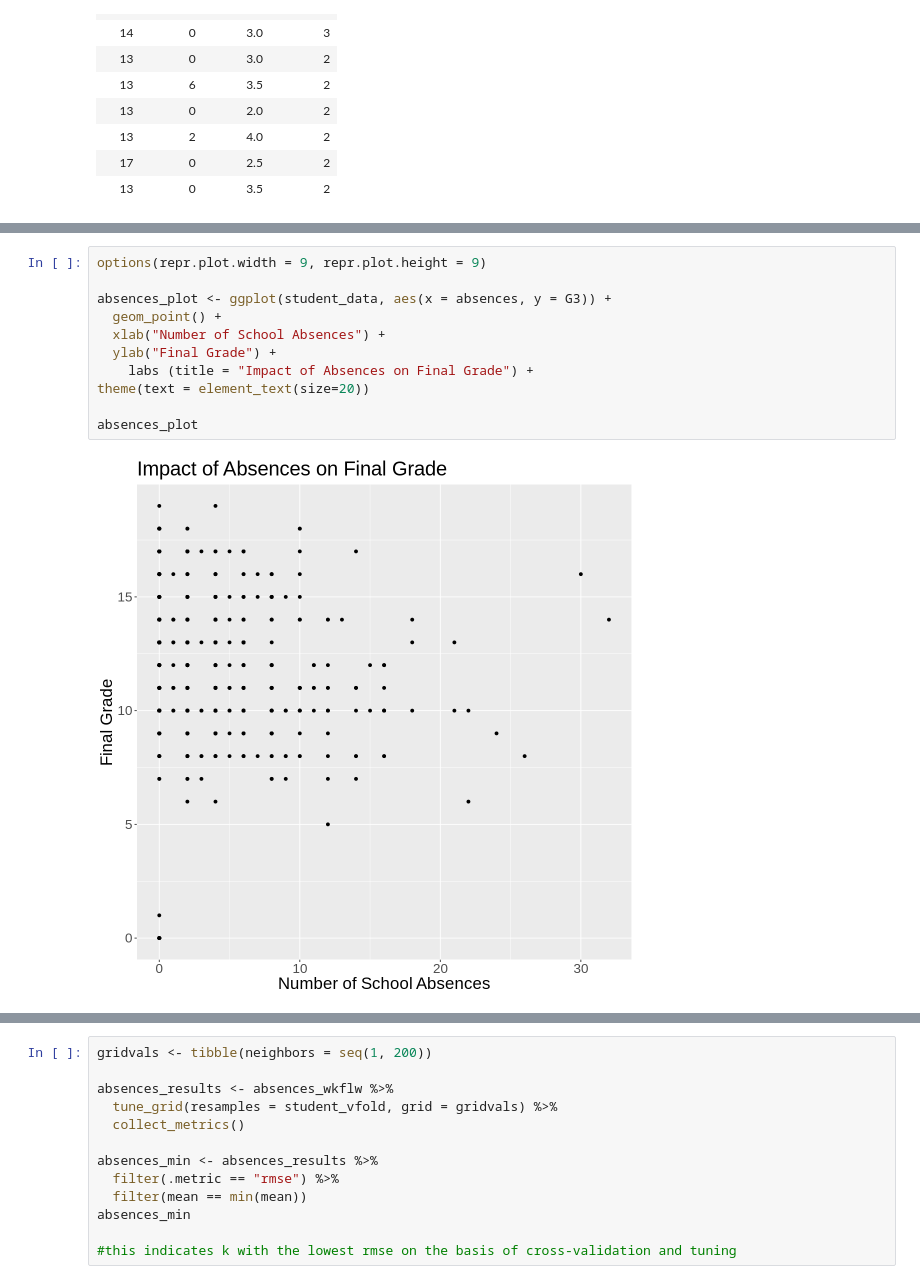
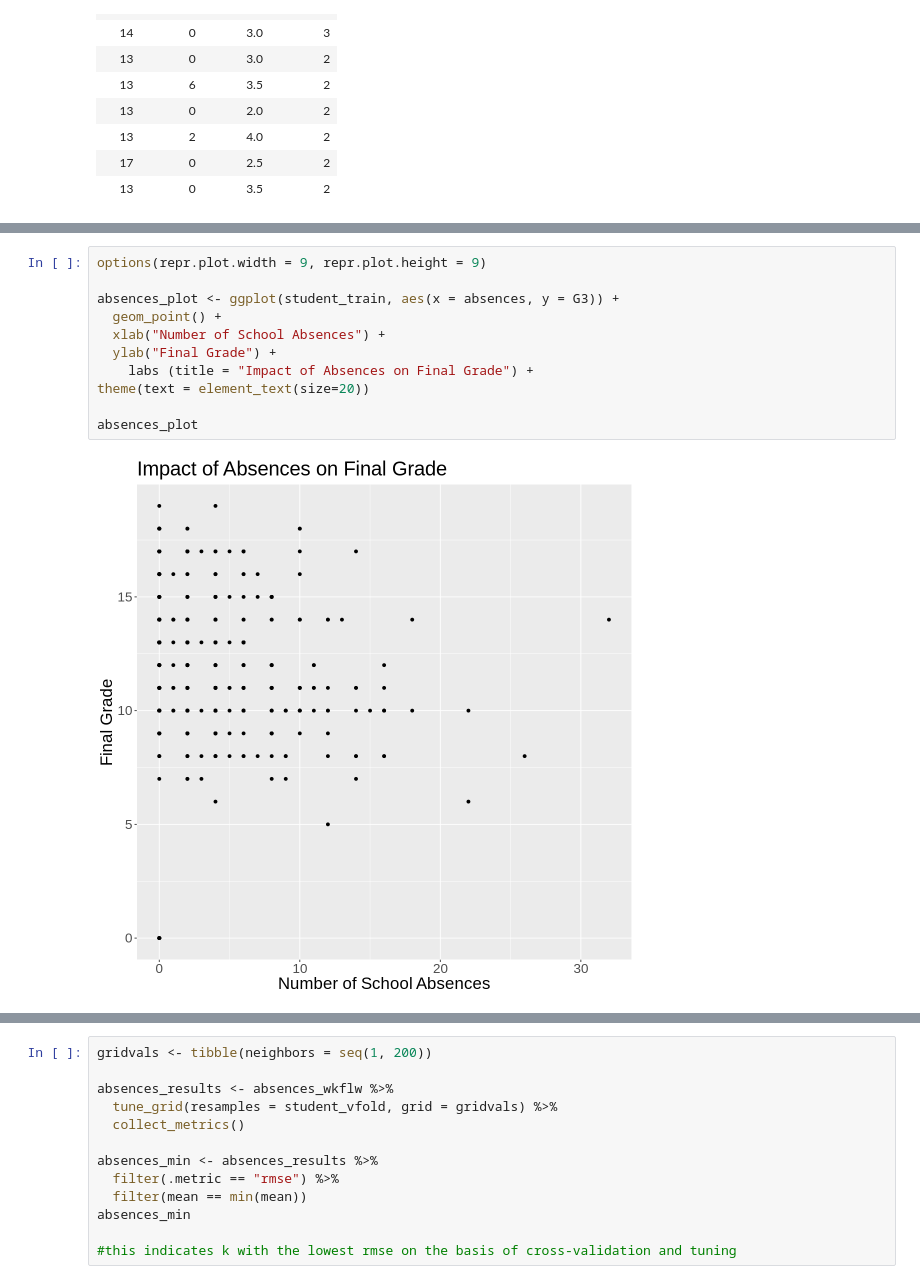
Before and after one commit to jsonthany/dsci_100_project, a Jupyter notebook: project_report.ipynb, the cells around one changed output, grey strips where cells are left out. Saved outputs shown, nothing was run; the diff lists cells and outputs as text.

```diff
--- a/project_report.ipynb
+++ b/project_report.ipynb
@@ -91,14 +172,14 @@ A tibble: 10 × 4
 # %%
 options(repr.plot.width = 9, repr.plot.height = 9)
 
-absences_plot <- ggplot(student_data, aes(x = absences, y = G3)) +
+absences_plot <- ggplot(student_train, aes(x = absences, y = G3)) +
   geom_point() +
   xlab("Number of School Absences") +
   ylab("Final Grade") +
     labs (title = "Impact of Absences on Final Grade") +
 theme(text = element_text(size=20))
 
 absences_plot
 # %% [output]
-[figure, old version]
+[figure, new version]
 # %%
```
Also changed, not shown: parts of 15 cells of this notebook.
